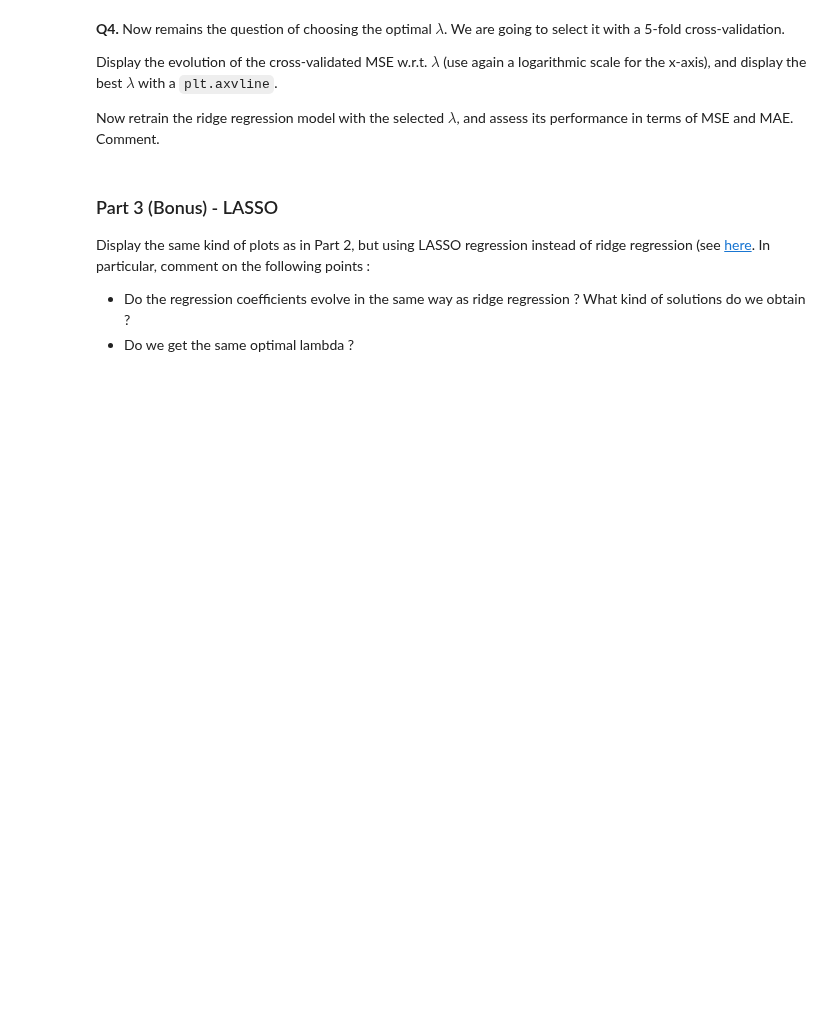
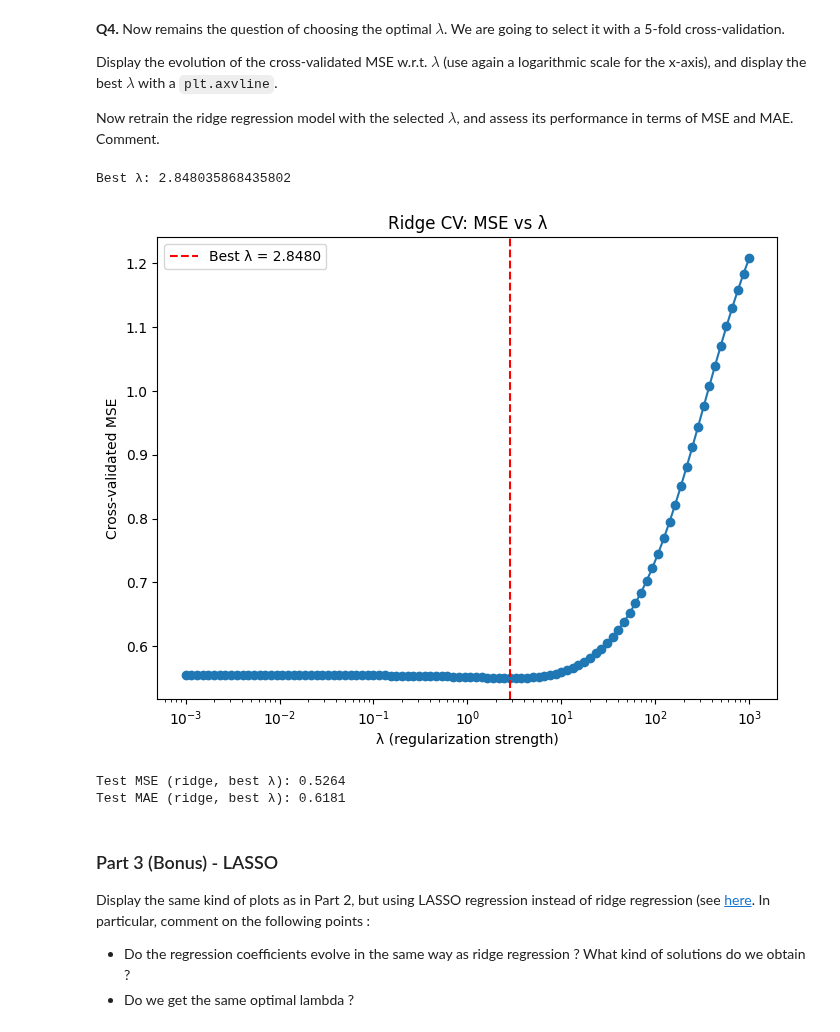
Before and after one commit to milanolivia/decision-apprentissage, a Jupyter notebook: lab1_AMORRI_MILANO/lab1.ipynb, the cells around one changed output. Saved outputs shown, nothing was run; the diff lists cells and outputs as text; code cells hidden in the pictures; blank space fills up the shorter version.

```diff
--- a/lab1_AMORRI_MILANO/lab1.ipynb
+++ b/lab1_AMORRI_MILANO/lab1.ipynb
@@ -142,16 +275,63 @@ Now retrain the ridge regression model with the selected $\lambda$, and assess i
 # %%
 from sklearn.model_selection import KFold
 
 # Set-up cross-validation
 kf = KFold(n_splits=5)
 
-for train_index, val_index in kf.split(X_train):
-    X_train_new, X_val = X_train[train_index], X_train[val_index]
-    y_train_new, y_val = y_train[train_index], y_train[val_index]
+# for train_index, val_index in kf.split(X_train):
+#     X_train_new, X_val = X_train[train_index], X_train[val_index]
+#     y_train_new, y_val = y_train[train_index], y_train[val_index]
 
-    ##########
-    ## YOUR CODE HERE
-    ##########
+mse_means = []
+
+for l in lambdas:
+    mse_folds = []
+    for train_index, val_index in kf.split(X_train_std):
+        X_train_new, X_val = X_train_std[train_index], X_train_std[val_index]
+        y_train_new, y_val = y_train[train_index], y_train[val_index]
+
+        ridge = Ridge(alpha=l)
+        ridge.fit(X_train_new, y_train_new)
+        y_val_pred = ridge.predict(X_val)
+
+        mse_folds.append(mean_squared_error(y_val, y_val_pred))
+
+    # moyenne des MSE sur les folds
+    mse_means.append(np.mean(mse_folds))
+
+mse_means = np.array(mse_means)
+
+# Trouver le λ optimal
+best_lambda = lambdas[np.argmin(mse_means)]
+print("Best λ:", best_lambda)
+
+# Tracer la courbe MSE vs λ
+plt.figure(figsize=(8,6))
+plt.plot(lambdas, mse_means, marker="o")
+plt.xscale("log")
+plt.xlabel("λ (regularization strength)")
+plt.ylabel("Cross-validated MSE")
+plt.title("Ridge CV: MSE vs λ")
+plt.axvline(best_lambda, color="red", linestyle="--", label=f"Best λ = {best_lambda:.4f}")
+plt.legend()
+plt.show()
+
+# Réentraîner avec le meilleur λ sur tout le train set
+ridge_best = Ridge(alpha=best_lambda)
+ridge_best.fit(X_train_std, y_train)
+
+# Évaluer sur le test set
+y_test_pred = ridge_best.predict(X_test_std)
+mse_test = mean_squared_error(y_test, y_test_pred)
+mae_test = mean_absolute_error(y_test, y_test_pred)
+
+print(f"Test MSE (ridge, best λ): {mse_test:.4f}")
+print(f"Test MAE (ridge, best λ): {mae_test:.4f}")
+# %% [output]
+Best λ: 2.848035868435802
+[figure, added]
+Test MSE (ridge, best λ): 0.5264
+Test MAE (ridge, best λ): 0.6181
 # %% [markdown]
 ### Part 3 (Bonus) - LASSO
 
```
Also changed, not shown: parts of 12 cells of this notebook.
